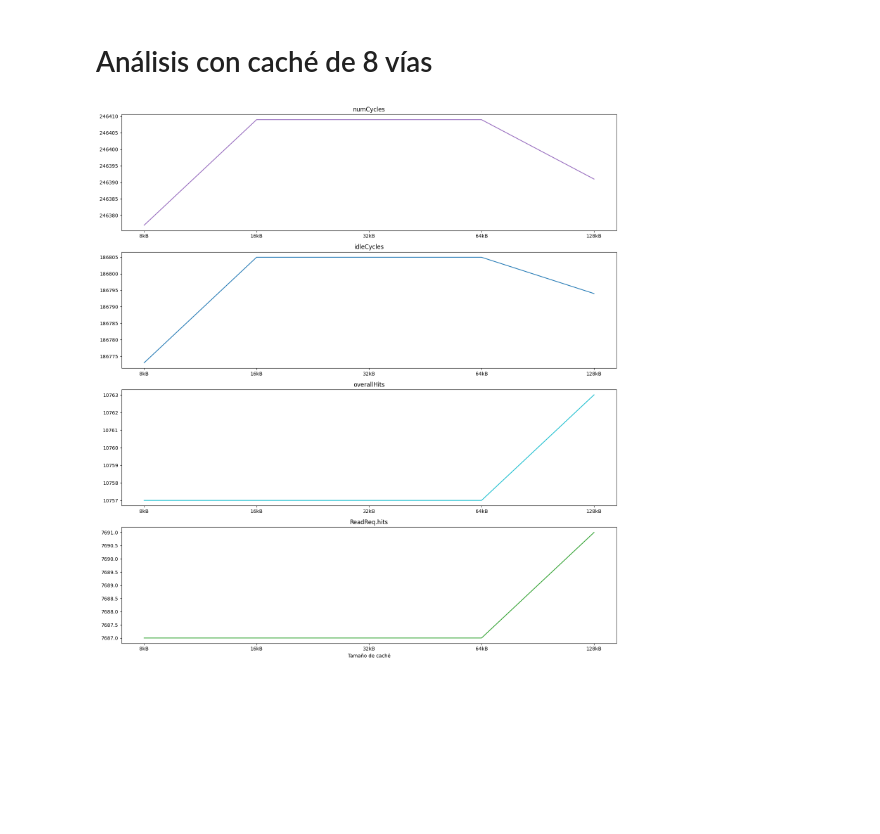
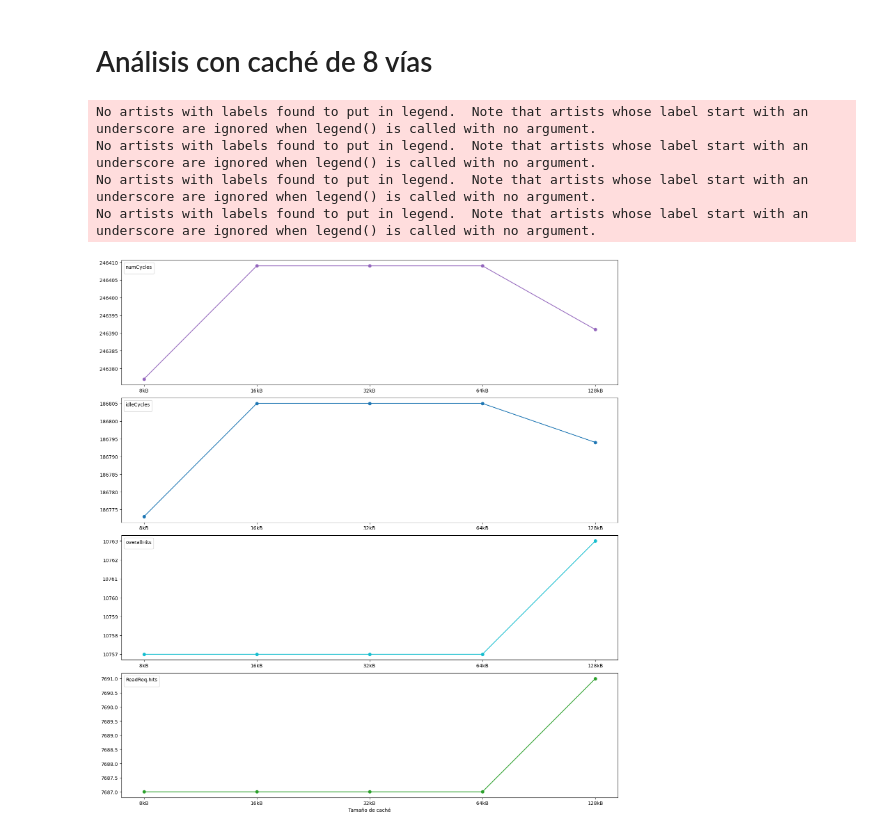
Before and after one commit to JCGoMo/ArquitecturaLabo2, a Jupyter notebook: graficas.ipynb, the cells around one changed output. Saved outputs shown, nothing was run; the diff lists cells and outputs as text; code cells hidden in the pictures; blank space fills up the shorter version.

```diff
--- a/graficas.ipynb
+++ b/graficas.ipynb
@@ -120,36 +132,40 @@ plt.show()
 # %%
 # Datos
 x = np.array(['8kB', '16kB', '32kB', '64kB', '128kB'])
 y_numCycles = np.array([246377.0, 246409.0, 246409.0, 246409.0, 246391.0])
 y_idleCycles = np.array([186773.0, 186805.0, 186805.0, 186805.0, 186794.0])
 y_overallHits = np.array([10757.0, 10757.0, 10757.0, 10757.0, 10763.0])
 y_ReadReq_hits = np.array([7687.0, 7687.0, 7687.0, 7687.0, 7691.0])
 
 # Crear subplots
 fig, axs = plt.subplots(4, 1, figsize=(15, 16))
 
 # numCycles
-axs[0].plot(x, y_numCycles, color='tab:purple', label='numCycles')
-axs[0].set_title('numCycles')
+axs[0].plot(x, y_numCycles, color='tab:purple', marker='o')
+axs[0].legend(loc='upper left', title='numCycles')
 
 # idleCycles
-axs[1].plot(x, y_idleCycles, color='tab:blue', label='idleCycles')
-axs[1].set_title('idleCycles')
+axs[1].plot(x, y_idleCycles, color='tab:blue', marker='o')
+axs[1].legend(loc='upper left', title='idleCycles')
 
 # overallHits
-axs[2].plot(x, y_overallHits, color='tab:cyan', label='overallHits')
-axs[2].set_title('overallHits')
+axs[2].plot(x, y_overallHits, color='tab:cyan', marker='o')
+axs[2].legend(loc='upper left', title='overallHits')
 
 # ReadReq.hits
-axs[3].plot(x, y_ReadReq_hits, color='tab:green', label='ReadReq.hits')
-axs[3].set_title('ReadReq.hits')
+axs[3].plot(x, y_ReadReq_hits, color='tab:green', marker='o')
+axs[3].legend(loc='upper left', title='ReadReq.hits')
 axs[3].set_xlabel("Tamaño de caché")
 
 
 # Ajustes de diseño para evitar solapamiento
-plt.tight_layout()
+plt.tight_layout( pad=0.4, w_pad=0.5, h_pad=1.0)
 
 # Mostrar el gráfico
 plt.show()
 # %% [output]
+No artists with labels found to put in legend.  Note that artists whose label start with an underscore are ignored when legend() is called with no argument.
+No artists with labels found to put in legend.  Note that artists whose label start with an underscore are ignored when legend() is called with no argument.
+No artists with labels found to put in legend.  Note that artists whose label start with an underscore are ignored when legend() is called with no argument.
+No artists with labels found to put in legend.  Note that artists whose label start with an underscore are ignored when legend() is called with no argument.
-[figure, old version]
+[figure, new version]
```
Also changed, not shown: parts of 3 cells of this notebook.
